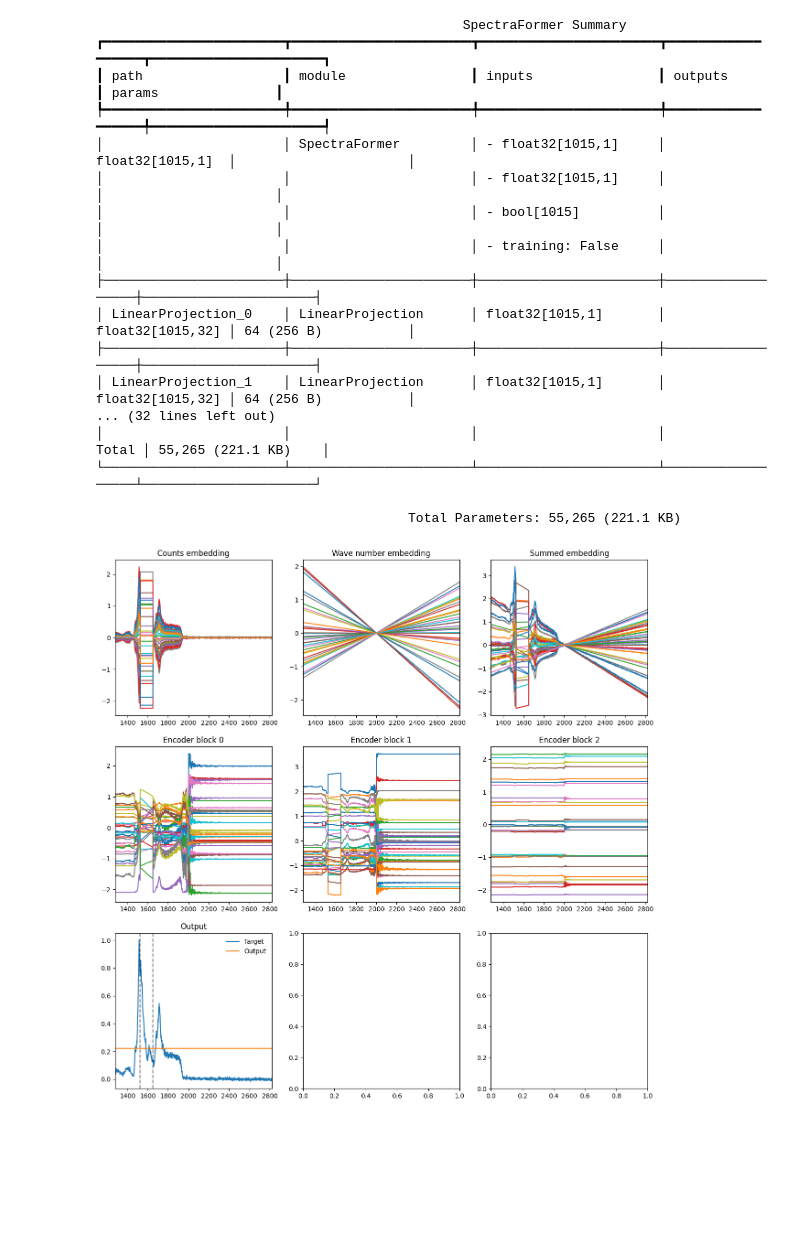
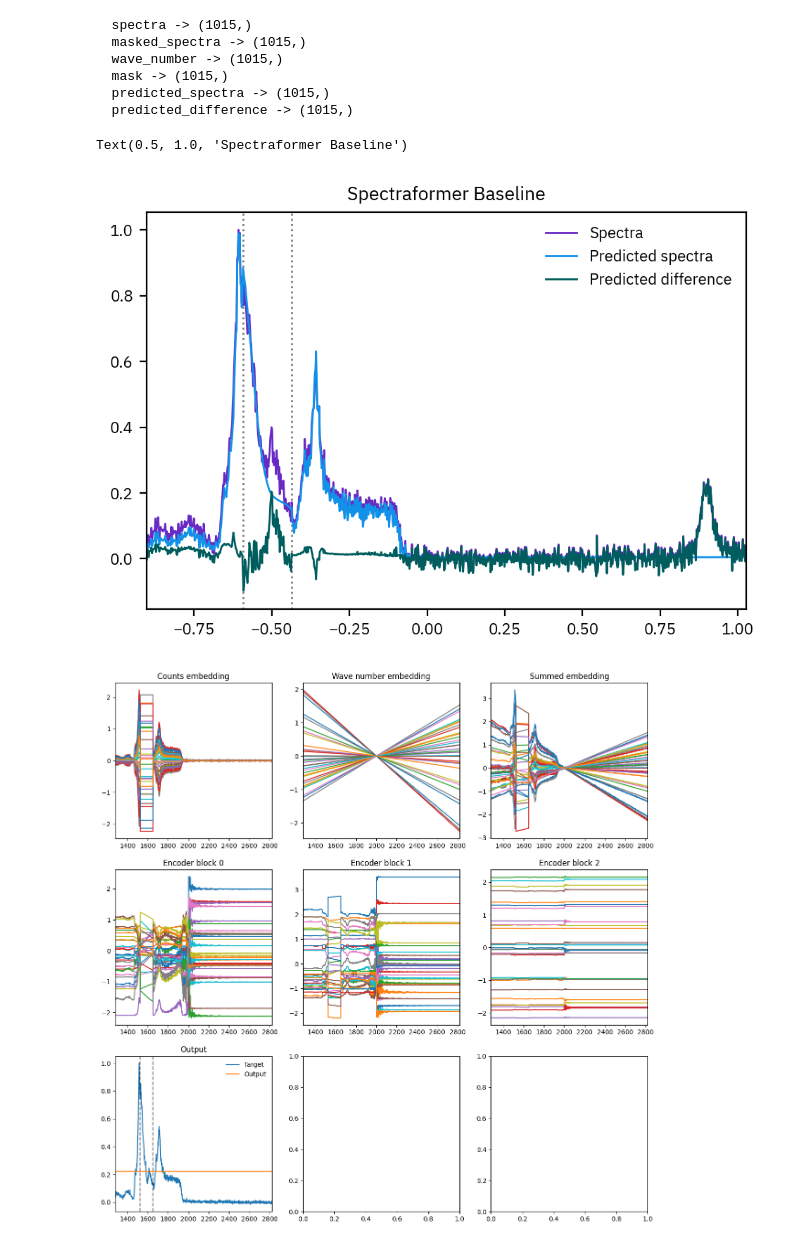
Before and after one commit to pietronvll/spectraformer, a Jupyter notebook: spectraformer/_devnb.ipynb, the cells around one changed output. Saved outputs shown, nothing was run; the diff lists cells and outputs as text; code cells hidden in the pictures; blank space fills up the shorter version.

```diff
--- a/spectraformer/_devnb.ipynb
+++ b/spectraformer/_devnb.ipynb
@@ -121,10 +56,11 @@ def train_step(state: TrainState, batch, dropout_key):
 # %%
+from flax.training.train_state import TrainState
+
 model = SpectraFormer(embedding_dim = 32, num_heads = 4, num_layers = 4)
 root_key = jax.random.key(seed=0)
 main_key, params_key, dropout_key = jax.random.split(key=root_key, num=3)
 
-dummy_batch = next(batch_sampler(filtered_ds, masked_ds))
-variables = model.init(params_key, dummy_batch['masked_spectra'][0], dummy_batch['wave_number'], attn_mask, training = False)
+variables = model.init(params_key, dummy_example['masked_spectra'][0], dummy_example['wave_number'], dummy_example['mask'], training = False)
 params = variables['params']
 
 state = TrainState.create(
@@ -132,9 +68,6 @@ state = TrainState.create(
   params=params,
   tx=optax.adam(1e-4)
 )
-
-from tqdm import tqdm
-n_epochs = 150
-train_loss = []
+state = checkpointer.restore(ckpt_dir / 'spectraformer/20Feb24', state)
 # %%
 tabulate_fn = nn.tabulate(model, jax.random.key(0), depth = 1, console_kwargs={'force_jupyter': True})
@@ -141,25 +93,20 @@ tabulate_fn = nn.tabulate(model, jax.random.key(0), depth = 1, console_kwargs={'
-# %%
-print(tabulate_fn(dummy_batch['masked_spectra'][0], dummy_batch['wave_number'], attn_mask, training = False))
-# %% [output]
-                                               SpectraFormer Summary
-┏━━━━━━━━━━━━━━━━━━━━━━━┳━━━━━━━━━━━━━━━━━━━━━━━┳━━━━━━━━━━━━━━━━━━━━━━━┳━━━━━━━━━━━━━━━━━━┳━━━━━━━━━━━━━━━━━━━━━━┓
-┃ path                  ┃ module                ┃ inputs                ┃ outputs          ┃ params               ┃
-┡━━━━━━━━━━━━━━━━━━━━━━━╇━━━━━━━━━━━━━━━━━━━━━━━╇━━━━━━━━━━━━━━━━━━━━━━━╇━━━━━━━━━━━━━━━━━━╇━━━━━━━━━━━━━━━━━━━━━━┩
-│                       │ SpectraFormer         │ - float32[1015,1]     │ float32[1015,1]  │                      │
-│                       │                       │ - float32[1015,1]     │                  │                      │
-│                       │                       │ - bool[1015]          │                  │                      │
-│                       │                       │ - training: False     │                  │                      │
-├───────────────────────┼───────────────────────┼───────────────────────┼──────────────────┼──────────────────────┤
-│ LinearProjection_0    │ LinearProjection      │ float32[1015,1]       │ float32[1015,32] │ 64 (256 B)           │
-├───────────────────────┼───────────────────────┼───────────────────────┼──────────────────┼──────────────────────┤
-│ LinearProjection_1    │ LinearProjection      │ float32[1015,1]       │ float32[1015,32] │ 64 (256 B)           │
-... (32 lines left out)
-│                       │                       │                       │            Total │ 55,265 (221.1 KB)    │
-└───────────────────────┴───────────────────────┴───────────────────────┴──────────────────┴──────────────────────┘
-
-                                        Total Parameters: 55,265 (221.1 KB)
-# %%
-test_batch = next(batch_sampler(filtered_ds, masked_ds, batch_size = 1))
+# %%
+spectraformer_predictions = predict(state.apply_fn, {'params': state.params}, test_batch, test_batch['mask'])
+for k, v in spectraformer_predictions.items():
+    print(f"  {k} -> {v.shape}")
+# %% [output]
+  spectra -> (1015,)
+  masked_spectra -> (1015,)
+  wave_number -> (1015,)
+  mask -> (1015,)
+  predicted_spectra -> (1015,)
+  predicted_difference -> (1015,)
+# %%
+fig, ax = plot_results(spectraformer_predictions)
+ax.set_title('Spectraformer Baseline')
+# %% [output]
+Text(0.5, 1.0, 'Spectraformer Baseline')
+[figure, added]
 # %%
 import matplotlib.pyplot as plt
 
```
Also changed, not shown: parts of 14 cells of this notebook, 8 other files.
